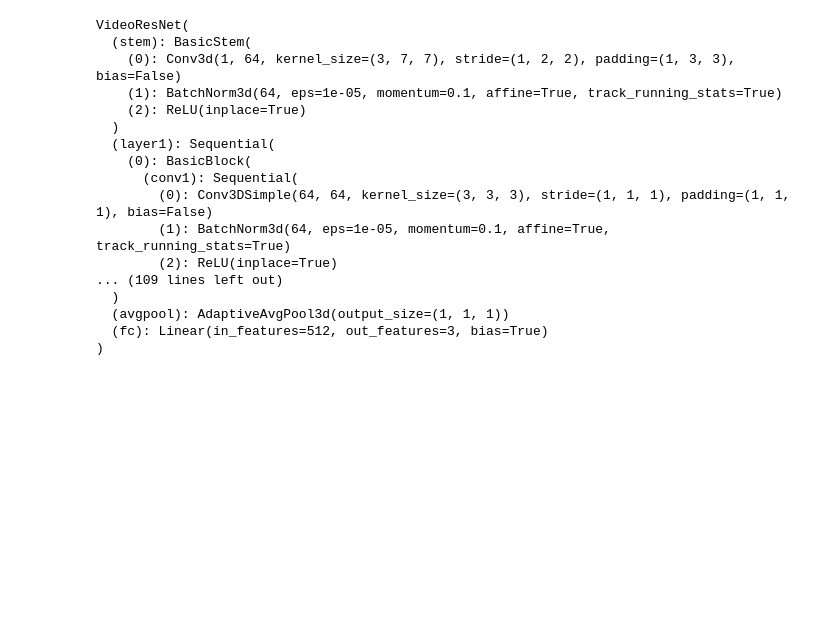
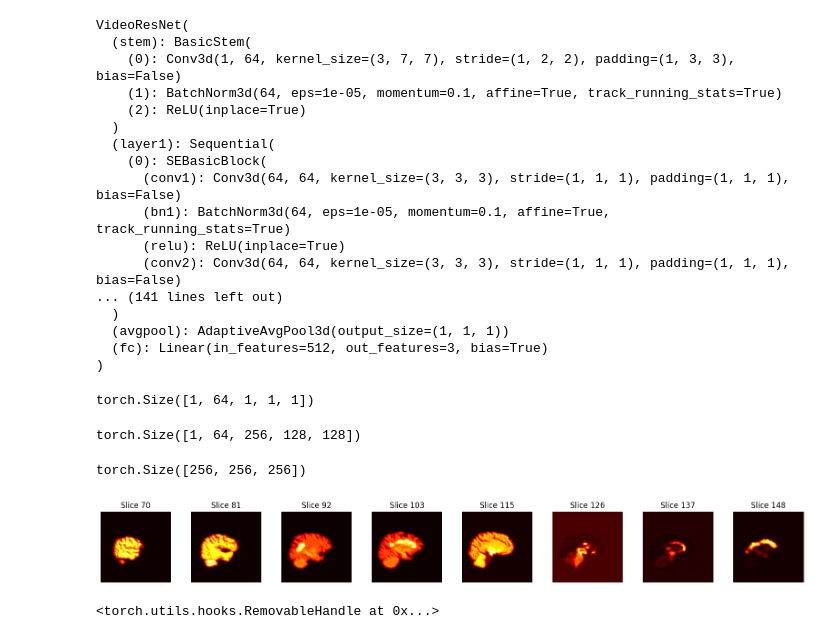
Before and after one commit to sujuntao2022/ADNI-XAI, a Jupyter notebook: Model_Training_3dResAtt.ipynb, the cells around one changed output. Cells and saved outputs as stored; diff of their text form; code cells hidden in the pictures; blank space fills up the shorter version.

```diff
--- a/Model_Training_3dResAtt.ipynb
+++ b/Model_Training_3dResAtt.ipynb
@@ -196,7 +240,7 @@ from sklearn.model_selection import train_test_split
 # Assuming 'data' and 'labels' are numpy arrays
 # Convert data and labels to PyTorch tensors and move them to the GPU if available
 data_tensor = torch.tensor(data, dtype=torch.float32).to(device)
-labels_tensor = torch.tensor(labels, dtype=torch.long).to(device)
+labels_tensor = torch.tensor(int_labels_array, dtype=torch.long).to(device)
 
 # Create a dataset from tensors
 dataset = TensorDataset(data_tensor, labels_tensor)
@@ -205,8 +249,8 @@ dataset = TensorDataset(data_tensor, labels_tensor)
 train_dataset, val_dataset = train_test_split(dataset, test_size=0.2, random_state=42)
 
 # Create data loaders
-train_loader = DataLoader(train_dataset, batch_size=4, shuffle=True)
-val_loader = DataLoader(val_dataset, batch_size=4, shuffle=False)
+train_loader = DataLoader(train_dataset, batch_size=2, shuffle=True)
+val_loader = DataLoader(val_dataset, batch_size=2, shuffle=False)
 
 # Model, loss function, and optimizer initialization remains the same
 model = model.to(device)  # Ensure model is on the same device
@@ -214,7 +258,7 @@ criterion = nn.CrossEntropyLoss()  # Loss function for multi-class problems
 optimizer = optim.Adam(model.parameters(), lr=0.001)
 
 # Training loop
-num_epochs = 10
+num_epochs = 1
 for epoch in range(num_epochs):
     model.train()
     running_loss = 0.0
@@ -275,5 +304,5 @@ KeyboardInterrupt
 # %%
-weights_path = r'D:\Work\Medical image\Sagittal_3D_FLAIR\model_weights.pth'
+weights_path = r'D:\Juntao\Code\model_weights.pth'
 model.load_state_dict(torch.load(weights_path))
 model.eval()
 # %% [output]
@@ -284,12 +313,12 @@ VideoResNet(
     (2): ReLU(inplace=True)
   )
   (layer1): Sequential(
-    (0): BasicBlock(
-      (conv1): Sequential(
-        (0): Conv3DSimple(64, 64, kernel_size=(3, 3, 3), stride=(1, 1, 1), padding=(1, 1, 1), bias=False)
-        (1): BatchNorm3d(64, eps=1e-05, momentum=0.1, affine=True, track_running_stats=True)
-        (2): ReLU(inplace=True)
-... (109 lines left out)
+    (0): SEBasicBlock(
+      (conv1): Conv3d(64, 64, kernel_size=(3, 3, 3), stride=(1, 1, 1), padding=(1, 1, 1), bias=False)
+      (bn1): BatchNorm3d(64, eps=1e-05, momentum=0.1, affine=True, track_running_stats=True)
+      (relu): ReLU(inplace=True)
+      (conv2): Conv3d(64, 64, kernel_size=(3, 3, 3), stride=(1, 1, 1), padding=(1, 1, 1), bias=False)
+... (141 lines left out)
   )
   (avgpool): AdaptiveAvgPool3d(output_size=(1, 1, 1))
   (fc): Linear(in_features=512, out_features=3, bias=True)
@@ -296,0 +369,15 @@ VideoResNet(
+# %%
+modified_model = ModifiedR3D18(model).to(device)
+output = modified_model(torch.tensor(image_data[np.newaxis,np.newaxis, ...], dtype=torch.float32).to(device))
+
+
+feature_maps = modified_model.feature_maps['layer1']  # 特征图
+attention_weights = modified_model.attention_weights['layer1.0']  # 以此类推
+# %%
+attention_weights.shape
+# %% [output]
+torch.Size([1, 64, 1, 1, 1])
+# %%
+feature_maps.shape
+# %% [output]
+torch.Size([1, 64, 256, 128, 128])
@@ -296,0 +411,39 @@ VideoResNet(
+# %%
+heatmap.shape
+# %% [output]
+torch.Size([256, 256, 256])
+# %%
+heatmap = heatmap.cpu().detach().numpy()
+# %%
+import matplotlib.pyplot as plt
+import numpy as np
+
+start_slice = 70
+end_slice = 160
+num_slices = 8
+
+slices_indices = np.linspace(start_slice, end_slice, num_slices, endpoint=False, dtype=int)
+
+fig, axes = plt.subplots(1, num_slices, figsize=(20, 2))
+
+for i, idx in enumerate(slices_indices):
+    axes[i].imshow(heatmap[idx, :, :], cmap='hot')
+    axes[i].set_title(f'Slice {idx}')
+    axes[i].axis('off')
+
+plt.show()
+# %% [output]
+[figure, added]
+# %%
+def save_features(module, input, output):
+    module.saved_features = output
+def save_gradients(module, input, output):
+    module.saved_gradients = input[0]
+# 假设 target_layer 是您选择进行可视化的层
+target_layer = model.layer4[0]  # 例如，选择 model.layer4 的第一个子模块
+
+# 注册钩子
+target_layer.register_forward_hook(save_features)
+target_layer.register_backward_hook(save_gradients)
+# %% [output]
+<torch.utils.hooks.RemovableHandle at 0x...>
```
Also changed, not shown: parts of 28 cells of this notebook.
